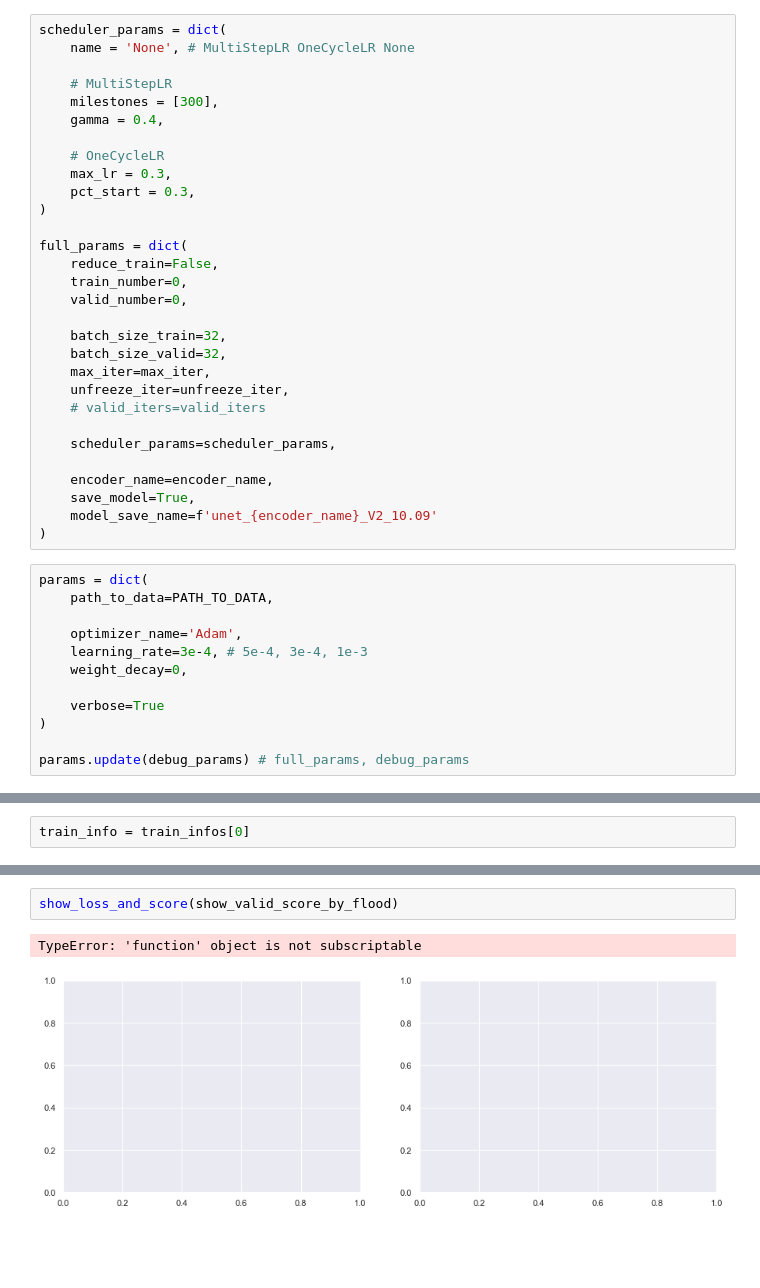
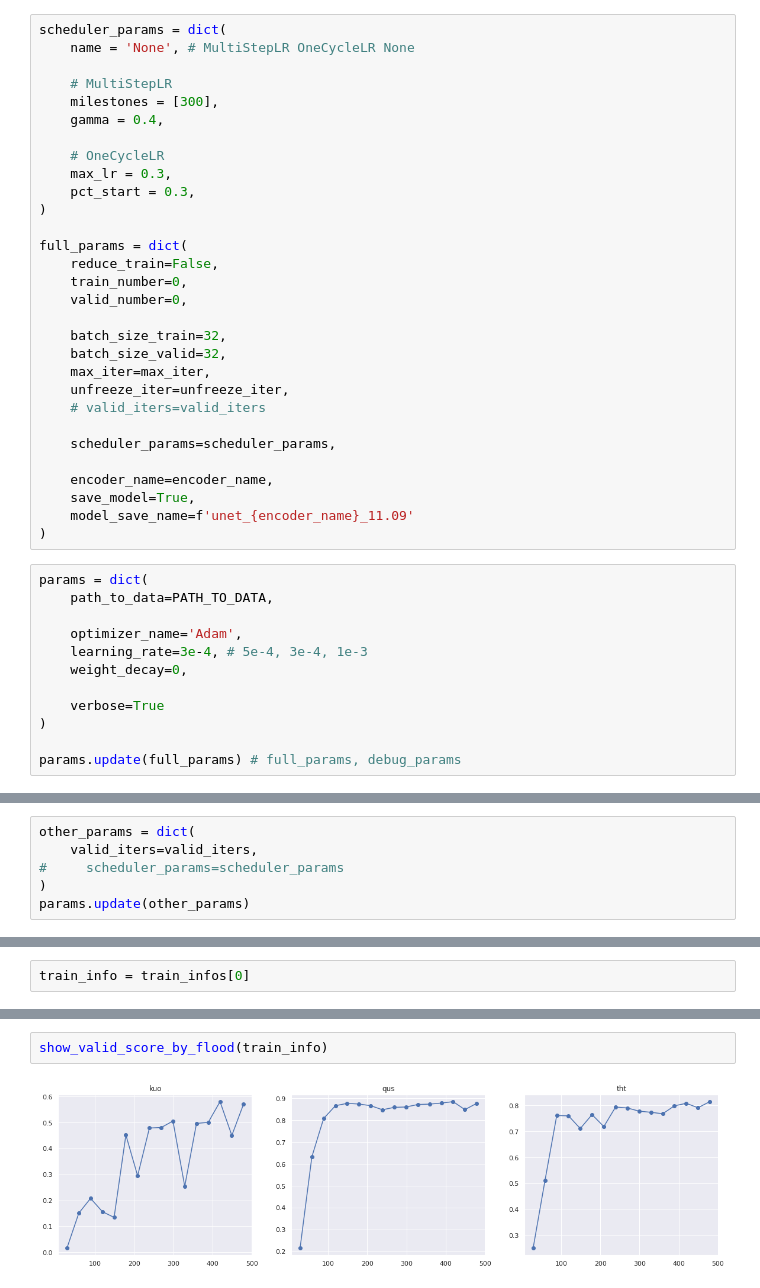
Before and after one commit to MIchaelKa/detect-flood-water, a Jupyter notebook: detect-flood-water-cv.ipynb, the cells around one changed output, grey strips where cells are left out. Saved outputs shown, nothing was run; the diff lists cells and outputs as text; blank space fills up the shorter version.

```diff
--- a/detect-flood-water-cv.ipynb
+++ b/detect-flood-water-cv.ipynb
@@ -106,7 +189,7 @@ full_params = dict(
 
     encoder_name=encoder_name,
     save_model=True,
-    model_save_name=f'unet_{encoder_name}_V2_10.09'
+    model_save_name=f'unet_{encoder_name}_11.09'
 )
 # %%
 params = dict(
@@ -119,7 +202,7 @@ params = dict(
     verbose=True
 )
 
-params.update(debug_params) # full_params, debug_params
+params.update(full_params) # full_params, debug_params
 # %%
 params
 # %% [output]
@@ -147,3 +229,9 @@ from main import run_cv
+# %%
+other_params = dict(
+    valid_iters=valid_iters,
+#     scheduler_params=scheduler_params
+)
+params.update(other_params)
 # %%
 train_infos = run_cv(device, **params)
 # %% [output]
@@ -179,6 +269,5 @@ show_loss_and_score(train_info)
 # %%
-show_loss_and_score(show_valid_score_by_flood)
+show_valid_score_by_flood(train_info)
 # %% [output]
-TypeError: 'function' object is not subscriptable
-[figure, old version]
+[figure, new version]
 # %%
```
Also changed, not shown: parts of 35 cells of this notebook, 1 other file.
